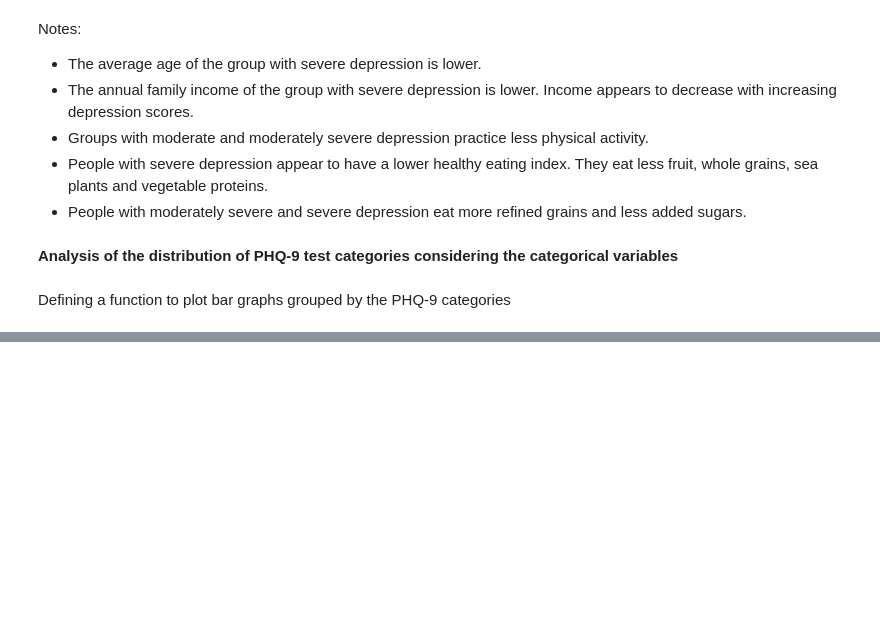
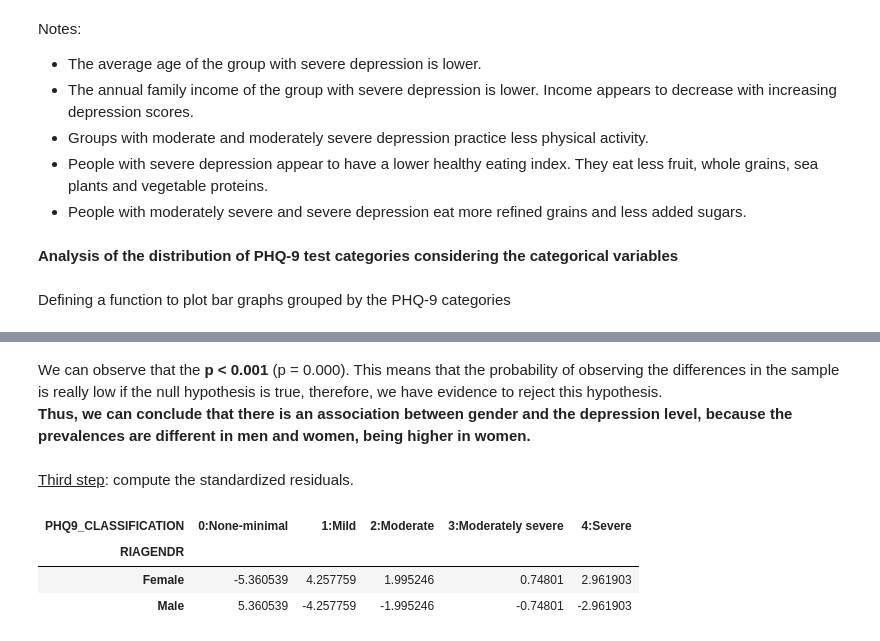
Before and after one commit to alinemitri/Inference_depression_healthy_habits, a Jupyter notebook: Inference_resolution.ipynb, the cells around one changed output, grey strips where cells are left out. Saved outputs shown, nothing was run; the diff lists cells and outputs as text; code cells hidden in the pictures; blank space fills up the shorter version.

```diff
--- a/Inference_resolution.ipynb
+++ b/Inference_resolution.ipynb
@@ -504,0 +535,13 @@ Based on this assessment, we can describe the **general profile** of adult indiv
+# %% [markdown]
+We can observe that the **p < 0.001** (p = 0.000). This means that the probability of observing the differences in the sample is really low if the null hypothesis is true, therefore, we have evidence to reject this hypothesis.\
+**Thus, we can conclude that there is an association between gender and the depression level, because the prevalences are different in men and women, being higher in women.**
+# %% [markdown]
+<ins>Third step</ins>: compute the standardized residuals.
+# %%
+table = sm.stats.Table(contingency_table_ht1)
+table.standardized_resids
+# %% [output]
+| PHQ9_CLASSIFICATION | 0:None-minimal | 1:Mild | 2:Moderate | 3:Moderately severe | 4:Severe |
+| RIAGENDR |  |  |  |  |  |
+| Female | -5.360539 | 4.257759 | 1.995246 | 0.74801 | 2.961903 |
+| Male | 5.360539 | -4.257759 | -1.995246 | -0.74801 | -2.961903 |
```
Also changed, not shown: parts of 18 cells of this notebook.
